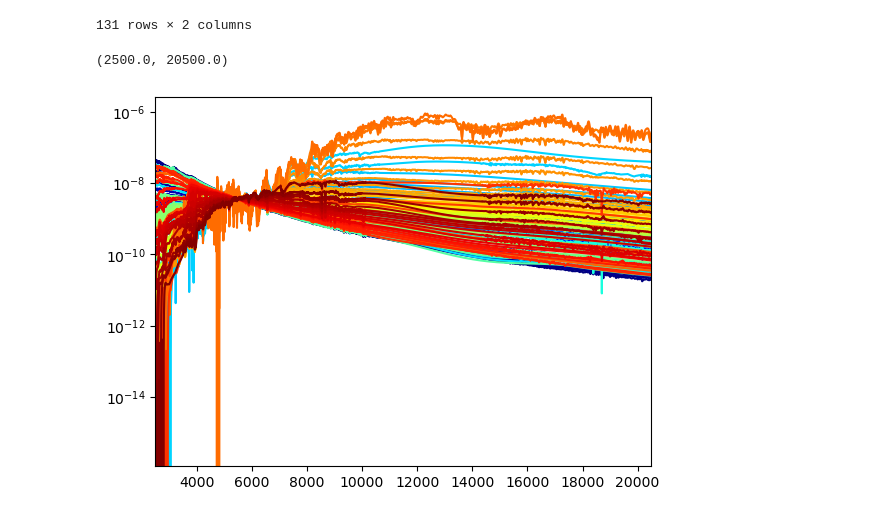
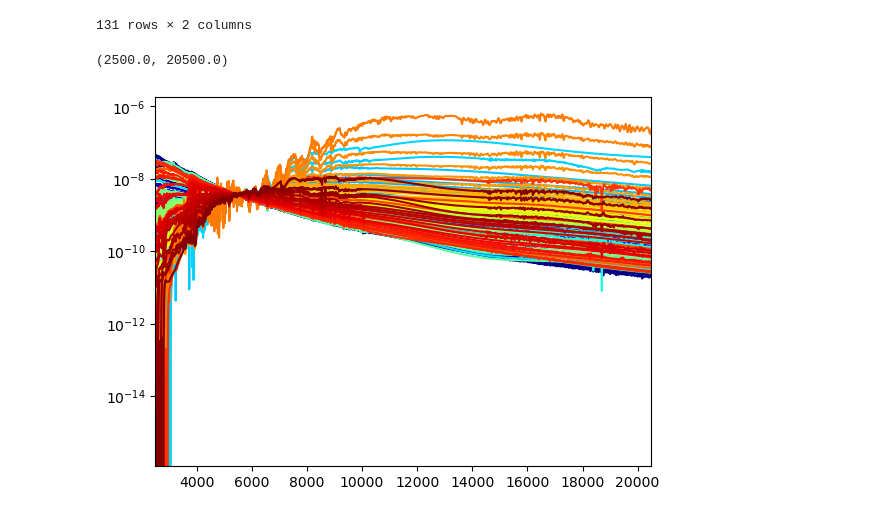
Before and after one commit to sylvielsstfr/RubinLSSTPhotometricCorrTuto, a Jupyter notebook: notebooks/06_SEDPicklesColors/BrowsePickles.ipynb, the cells around one changed output. Cells and saved outputs as stored; diff of their text form; code cells hidden in the pictures.

```diff
--- a/notebooks/06_SEDPicklesColors/BrowsePickles.ipynb
+++ b/notebooks/06_SEDPicklesColors/BrowsePickles.ipynb
@@ -115,6 +115,17 @@ for index in np.arange(NSED):
     hdul = fits.open(fullfilename)
     dff = pd.DataFrame(hdul[1].data)
     plt.plot(dff.WAVELENGTH,dff.FLUX,color=all_colors[index])
+
+    wl = dff.WAVELENGTH.values
+    fl = dff.FLUX.values
+
+    idx_sel = np.where(wl>4500)[0]
+    wl = wl[idx_sel]
+    fl = fl[idx_sel]
+    flmin = fl.min()
+    if flmin < 1e-10:
+        print(index,filename,flmin,"Skipped")
+
 plt.yscale('log')
 plt.xlim(2500.,10500)
 # %% [output]
@@ -155,12 +172,13 @@ all_colors = scalarMap.to_rgba(np.arange(NSED), alpha=1)
 # %%
 for index in np.arange(NSED):
     filename = df.loc[index,"FILENAME"].strip()+".fits"
     fullfilename = os.path.join(seddir_uvk,filename)
     hdul = fits.open(fullfilename)
     dff = pd.DataFrame(hdul[1].data)
-    plt.plot(dff.WAVELENGTH,dff.FLUX,color=all_colors[index])
+    if index not in [103,104]:
+        plt.plot(dff.WAVELENGTH,dff.FLUX,color=all_colors[index])
 plt.yscale('log')
 plt.xlim(2500.,20500)
 # %% [output]
 (2500.0, 20500.0)
-[figure, old version]
+[figure, new version]
```
Also changed, not shown: parts of 2 cells of this notebook, 4 other files.
